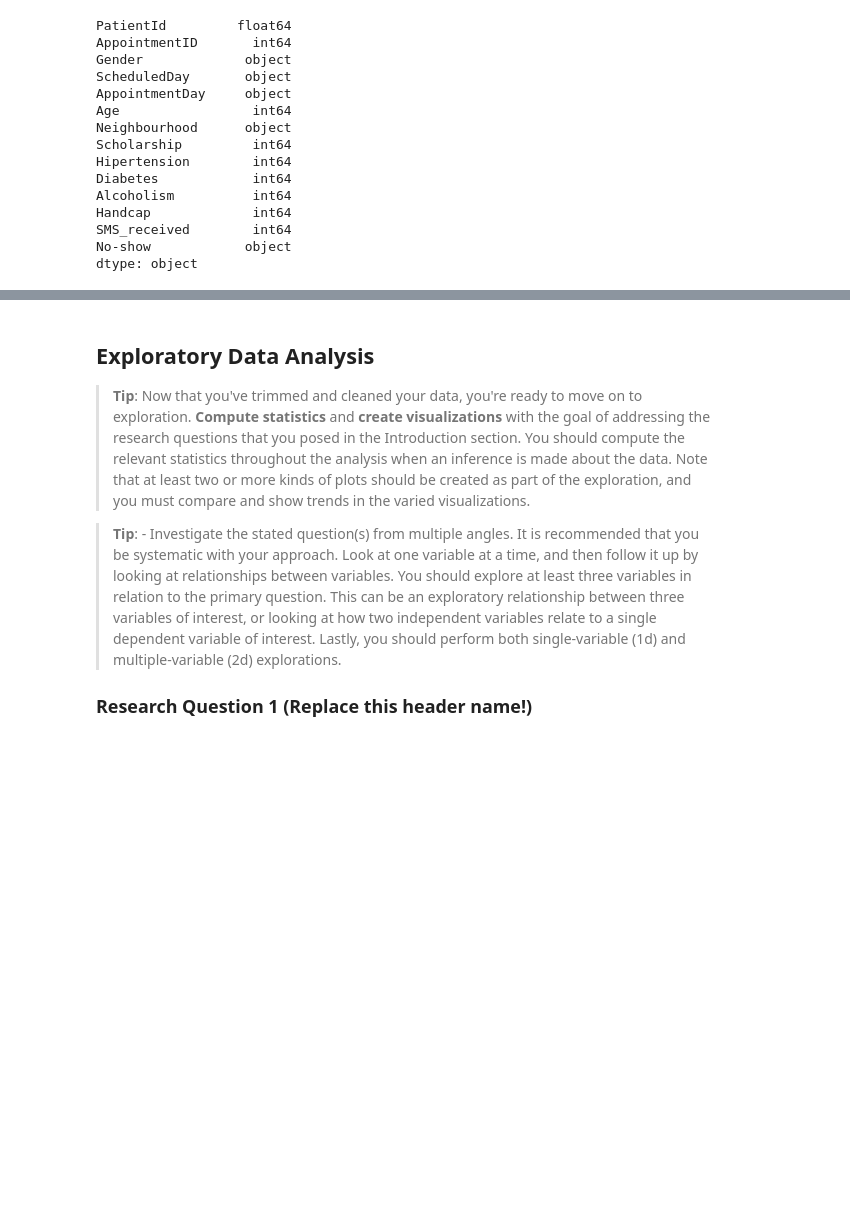
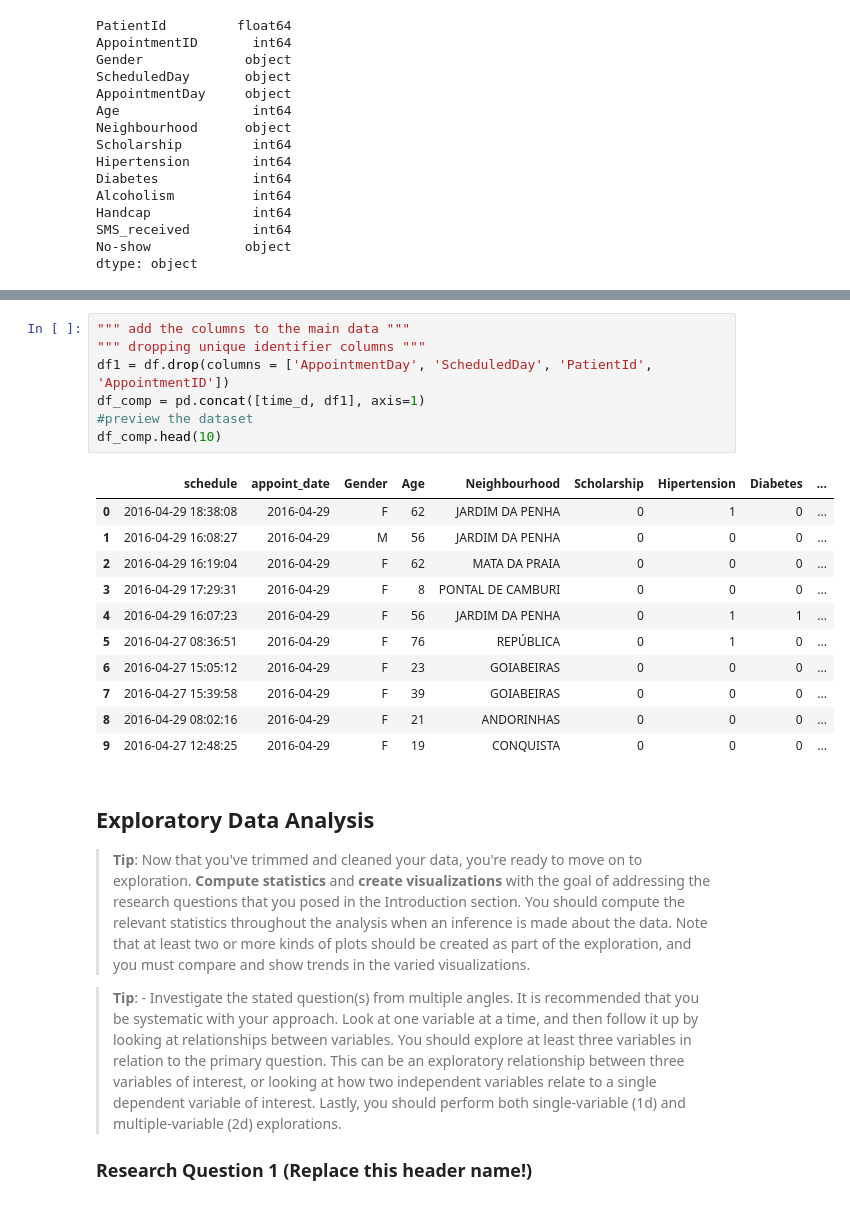
Before and after one commit to MokuaEnock/Appointments-Analysis, a Jupyter notebook: files/Investigate_a_Dataset.ipynb, the cells around one changed output, grey strips where cells are left out. Drawn from its saved outputs; the diff is of its cells as text; blank space fills up the shorter version.

```diff
--- a/files/Investigate_a_Dataset.ipynb
+++ b/files/Investigate_a_Dataset.ipynb
@@ -211,3 +205,22 @@ dtype: object
+# %%
+""" add the columns to the main data """
+""" dropping unique identifier columns """
+df1 = df.drop(columns = ['AppointmentDay', 'ScheduledDay', 'PatientId', 'AppointmentID'])
+df_comp = pd.concat([time_d, df1], axis=1)
+#preview the dataset
+df_comp.head(10)
+# %% [output]
+|  | schedule | appoint_date | Gender | Age | Neighbourhood | Scholarship | Hipertension | Diabetes | ... |
+| 0 | 2016-04-29 18:38:08 | 2016-04-29 | F | 62 | JARDIM DA PENHA | 0 | 1 | 0 | ... |
+| 1 | 2016-04-29 16:08:27 | 2016-04-29 | M | 56 | JARDIM DA PENHA | 0 | 0 | 0 | ... |
+| 2 | 2016-04-29 16:19:04 | 2016-04-29 | F | 62 | MATA DA PRAIA | 0 | 0 | 0 | ... |
+| 3 | 2016-04-29 17:29:31 | 2016-04-29 | F | 8 | PONTAL DE CAMBURI | 0 | 0 | 0 | ... |
+| 4 | 2016-04-29 16:07:23 | 2016-04-29 | F | 56 | JARDIM DA PENHA | 0 | 1 | 1 | ... |
+| 5 | 2016-04-27 08:36:51 | 2016-04-29 | F | 76 | REPÚBLICA | 0 | 1 | 0 | ... |
+| 6 | 2016-04-27 15:05:12 | 2016-04-29 | F | 23 | GOIABEIRAS | 0 | 0 | 0 | ... |
+| 7 | 2016-04-27 15:39:58 | 2016-04-29 | F | 39 | GOIABEIRAS | 0 | 0 | 0 | ... |
+| 8 | 2016-04-29 08:02:16 | 2016-04-29 | F | 21 | ANDORINHAS | 0 | 0 | 0 | ... |
+| 9 | 2016-04-27 12:48:25 | 2016-04-29 | F | 19 | CONQUISTA | 0 | 0 | 0 | ... |
 # %% [markdown]
 <a id='eda'></a>
 ## Exploratory Data Analysis
```
Also changed, not shown: parts of 2 cells of this notebook.
